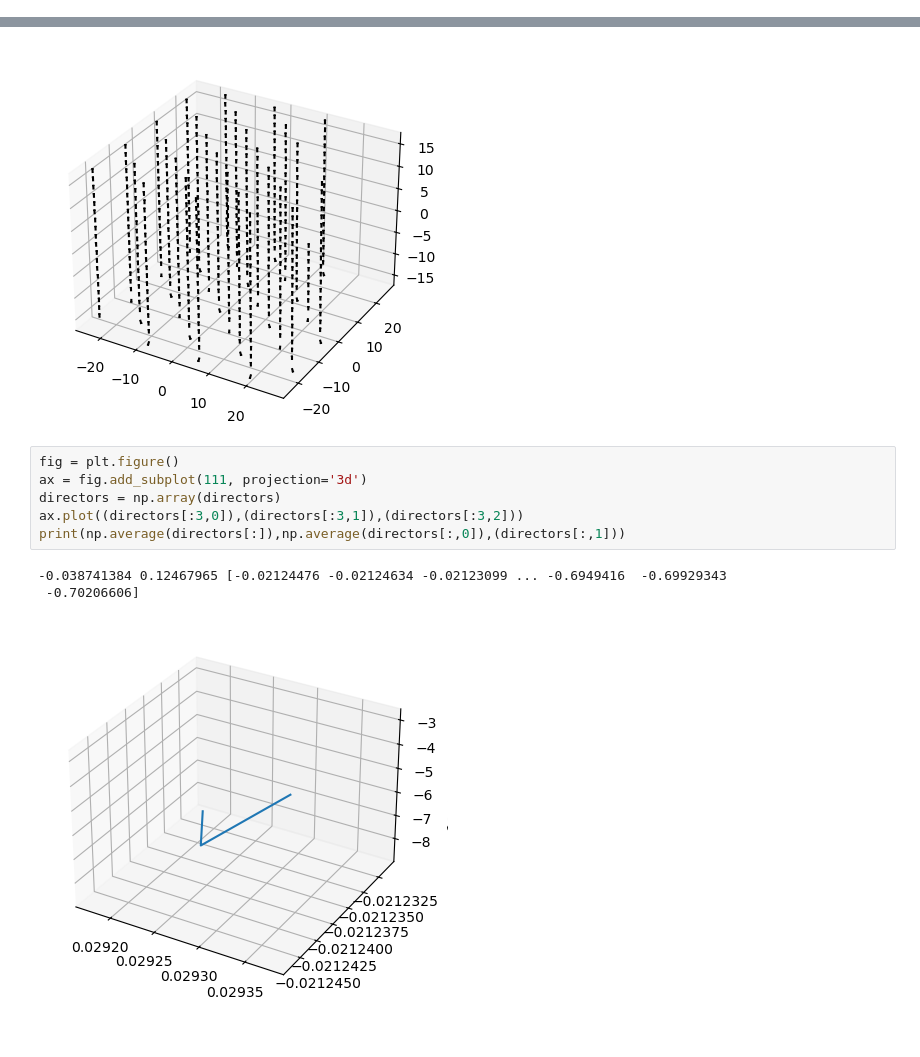
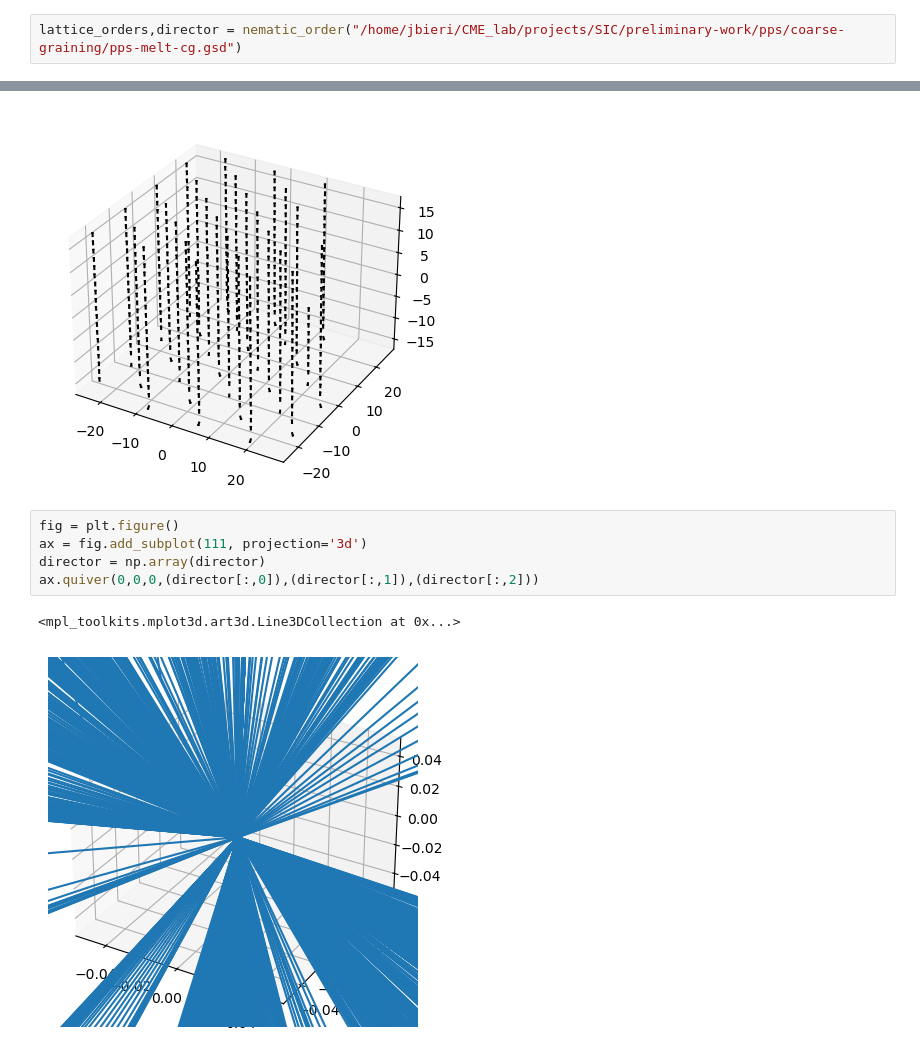
Before and after one commit to cmelab/SIC, a Jupyter notebook: preliminary-work/Problem.ipynb, the cells around one changed output, grey strips where cells are left out. Drawn from its saved outputs; the diff is of its cells as text.

```diff
--- a/preliminary-work/Problem.ipynb
+++ b/preliminary-work/Problem.ipynb
@@ -86,6 +87,8 @@ def nop(frame):
     # Converting the list into an array, ignoring the first one
     vectors = np.array(vectors[1:])
     return vectors, posits
+# %%
+lattice_orders,director = nematic_order("/home/jbieri/CME_lab/projects/SIC/preliminary-work/pps/coarse-graining/pps-melt-cg.gsd")
 # %%
 # Plotting the director
 box = traj[1].configuration.box
@@ -109,10 +112,8 @@ ax.quiver3D(
 # %%
 fig = plt.figure()
 ax = fig.add_subplot(111, projection='3d')
-directors = np.array(directors)
-ax.plot((directors[:3,0]),(directors[:3,1]),(directors[:3,2]))
-print(np.average(directors[:]),np.average(directors[:,0]),(directors[:,1]))
+director = np.array(director)
+ax.quiver(0,0,0,(director[:,0]),(director[:,1]),(director[:,2]))
 # %% [output]
--0.038741384 0.12467965 [-0.02124476 -0.02124634 -0.02123099 ... -0.6949416  -0.69929343
- -0.70206606]
+<mpl_toolkits.mplot3d.art3d.Line3DCollection at 0x...>
-[figure, old version]
+[figure, new version]
```
Also changed, not shown: parts of 2 cells of this notebook, 1 other file.
